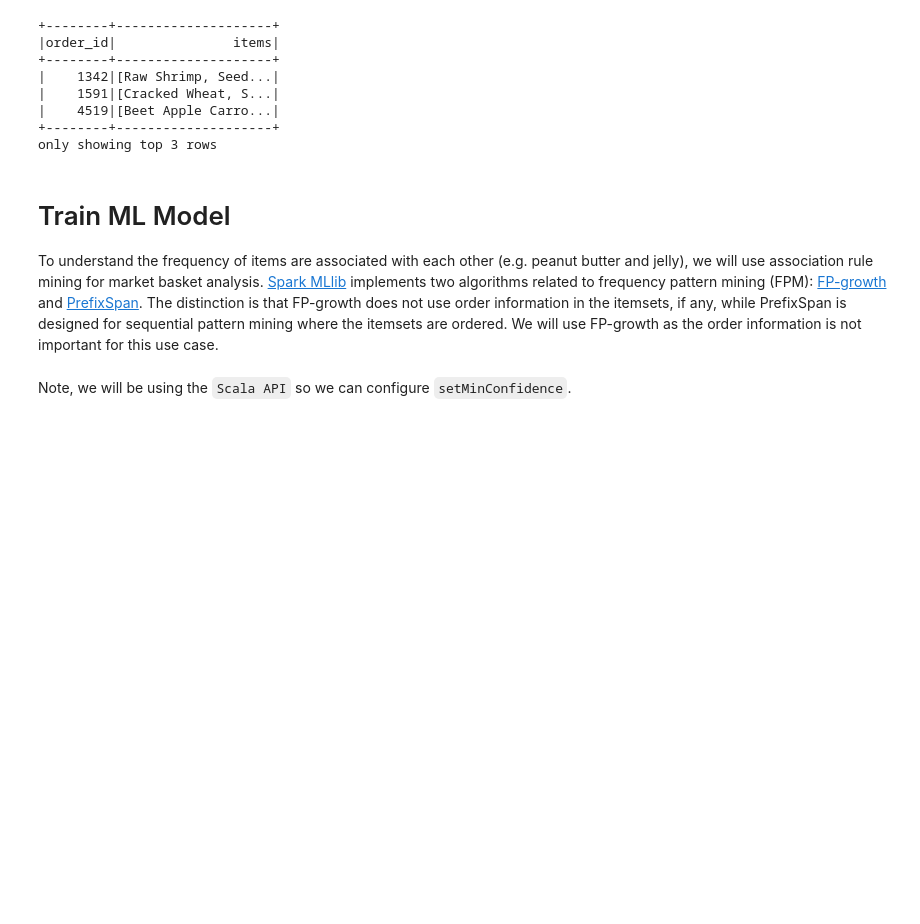
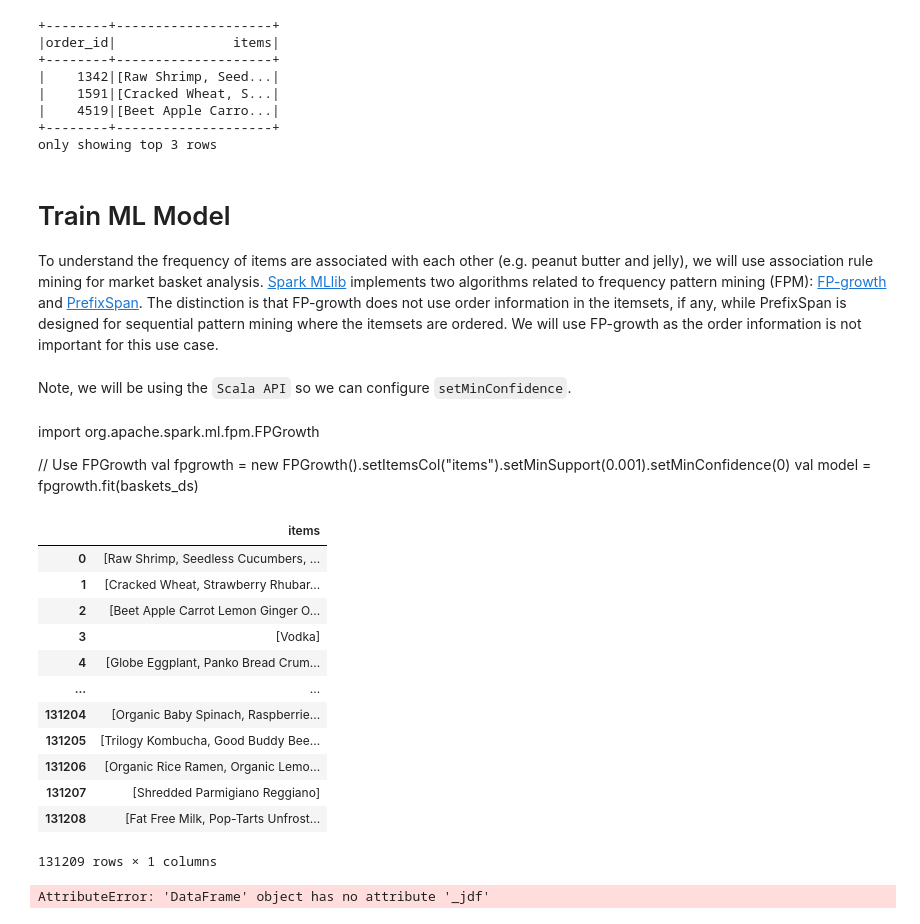
Before and after one commit to RickuLEE/instaca, a Jupyter notebook: pyspark_instacart.ipynb, the cells around one changed output. Cells and saved outputs as stored; diff of their text form; code cells hidden in the pictures; blank space fills up the shorter version.

````diff
--- a/pyspark_instacart.ipynb
+++ b/pyspark_instacart.ipynb
@@ -276,3 +276,37 @@ only showing top 3 rows
 To understand the frequency of items are associated with each other (e.g. peanut butter and jelly), we will use association rule mining for market basket analysis. [Spark MLlib](http://spark.apache.org/docs/latest/mllib-guide.html) implements two algorithms related to frequency pattern mining (FPM): [FP-growth](https://spark.apache.org/docs/latest/mllib-frequent-pattern-mining.html#fp-growth) and [PrefixSpan](https://spark.apache.org/docs/latest/mllib-frequent-pattern-mining.html#prefixspan). The distinction is that FP-growth does not use order information in the itemsets, if any, while PrefixSpan is designed for sequential pattern mining where the itemsets are ordered. We will use FP-growth as the order information is not important for this use case.
 # %% [markdown]
 Note, we will be using the ```Scala API``` so we can configure ```setMinConfidence```.
+# %% [markdown]
+import org.apache.spark.ml.fpm.FPGrowth
+
+
+
+
+// Use FPGrowth
+val fpgrowth = new FPGrowth().setItemsCol("items").setMinSupport(0.001).setMinConfidence(0)
+val model = fpgrowth.fit(baskets_ds)
+# %%
+# Extract out the items
+baskets_ds = spark.sql("select items from baskets").toPandas()
+# %%
+baskets_ds
+# %% [output]
+|  | items |
+| 0 | [Raw Shrimp, Seedless Cucumbers, ... |
+| 1 | [Cracked Wheat, Strawberry Rhubar... |
+| 2 | [Beet Apple Carrot Lemon Ginger O... |
+| 3 | [Vodka] |
+| 4 | [Globe Eggplant, Panko Bread Crum... |
+| ... | ... |
+| 131204 | [Organic Baby Spinach, Raspberrie... |
+| 131205 | [Trilogy Kombucha, Good Buddy Bee... |
+| 131206 | [Organic Rice Ramen, Organic Lemo... |
+| 131207 | [Shredded Parmigiano Reggiano] |
+| 131208 | [Fat Free Milk, Pop-Tarts Unfrost... |
+131209 rows × 1 columns
+# %%
+from pyspark.ml.fpm import FPGrowth
+fpGrowth = FPGrowth(itemsCol="items", minSupport=0.5, minConfidence=0.6)
+model = fpGrowth.fit(baskets_ds)
+# %% [output]
+AttributeError: 'DataFrame' object has no attribute '_jdf'
````
Also changed, not shown: parts of 3 cells of this notebook, 3 other files.
